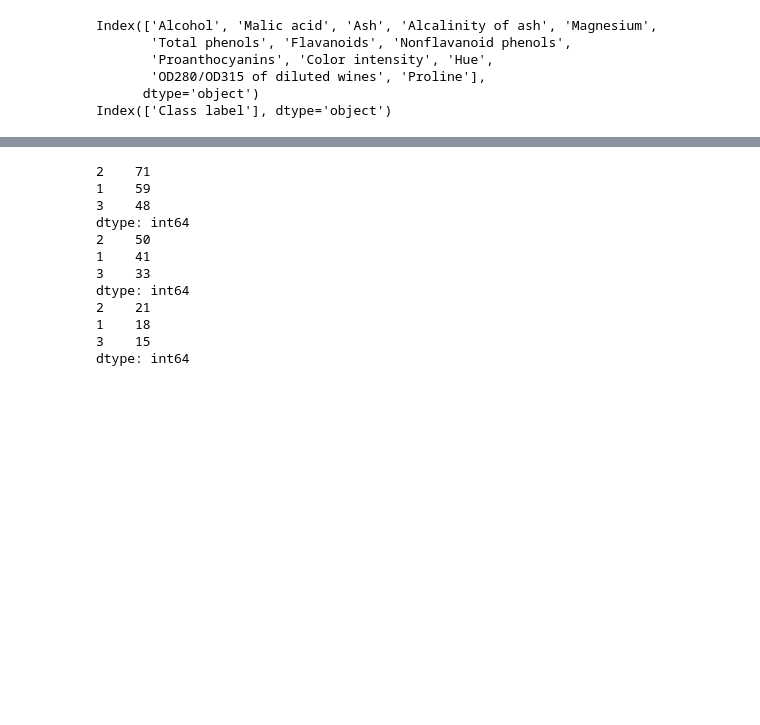
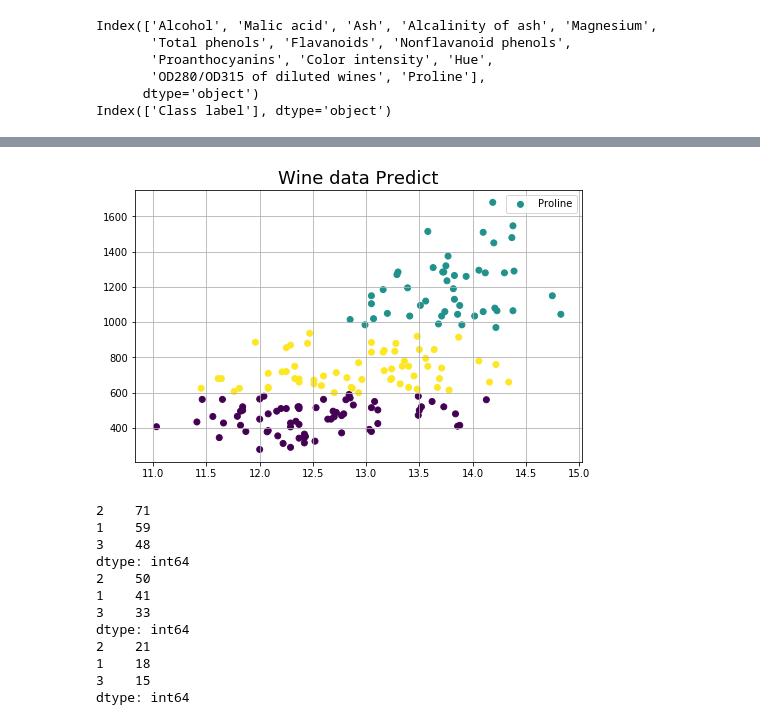
Before and after one commit to charliexlcc/ce888labs, a Jupyter notebook: labs/lab6/lab6.ipynb, the cells around one changed output, grey strips where cells are left out. Cells and saved outputs as stored; diff of their text form; code cells hidden in the pictures; blank space fills up the shorter version.

```diff
--- a/labs/lab6/lab6.ipynb
+++ b/labs/lab6/lab6.ipynb
@@ -393,3 +386,15 @@ ValueError: x and y must be the same size
+# %%
+# Task 4
+# Use cluster model labels two group them in predicted classes
+plt.figure(figsize=(8,5))
+plt.title("Wine data Predict", fontsize=18)
+plt.grid(True)
+plt.scatter(x["Alcohol"],x["Proline"],c=km.labels_)
+plt.savefig('Wine_predict.png', dpi=300)
+plt.legend()
+plt.show()
+# %% [output]
+[figure, added]
 # %%
 # Now we have splitted the data into 70:30 training and test subsets, respectively.
 
```
Also changed, not shown: parts of 29 cells of this notebook, 19 other files.
